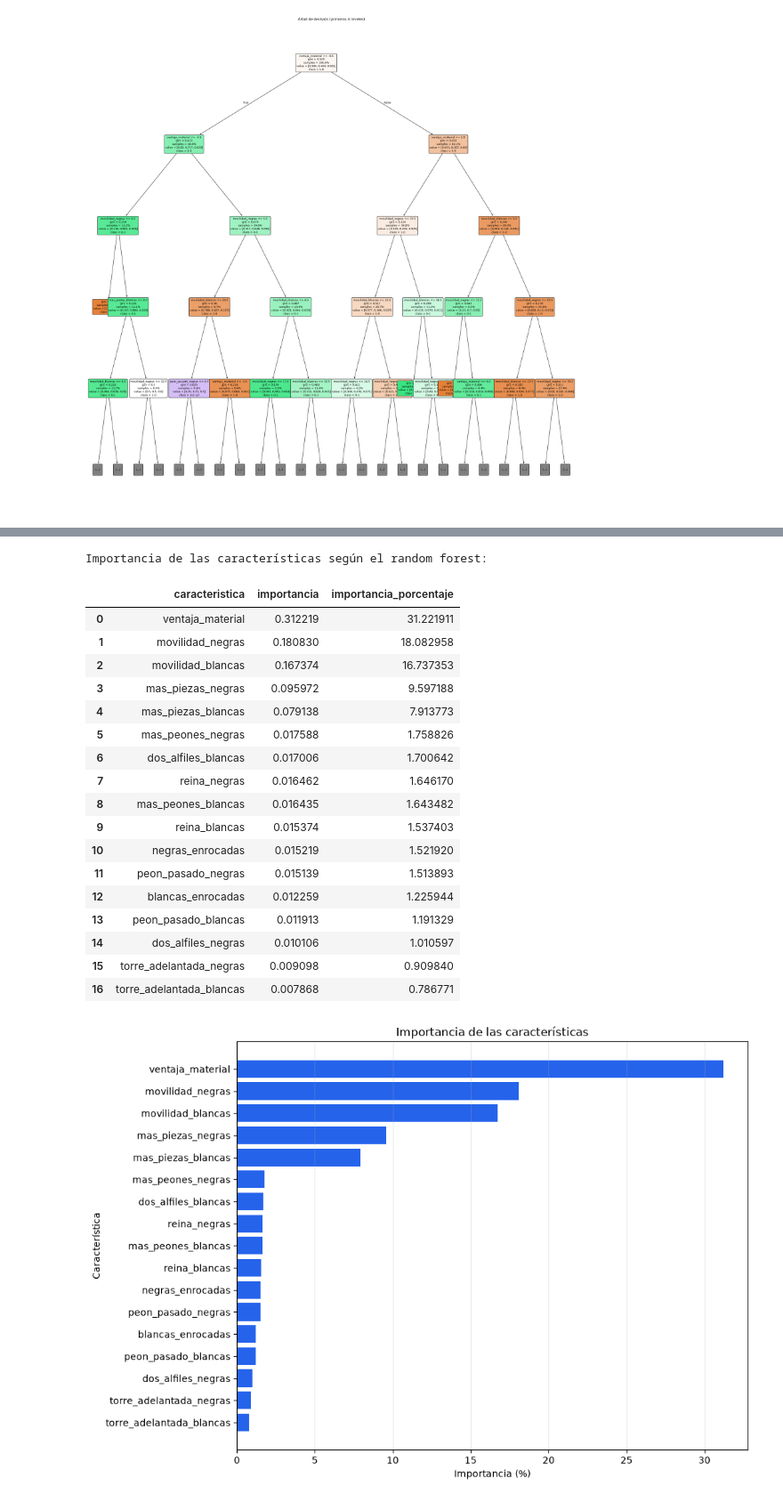
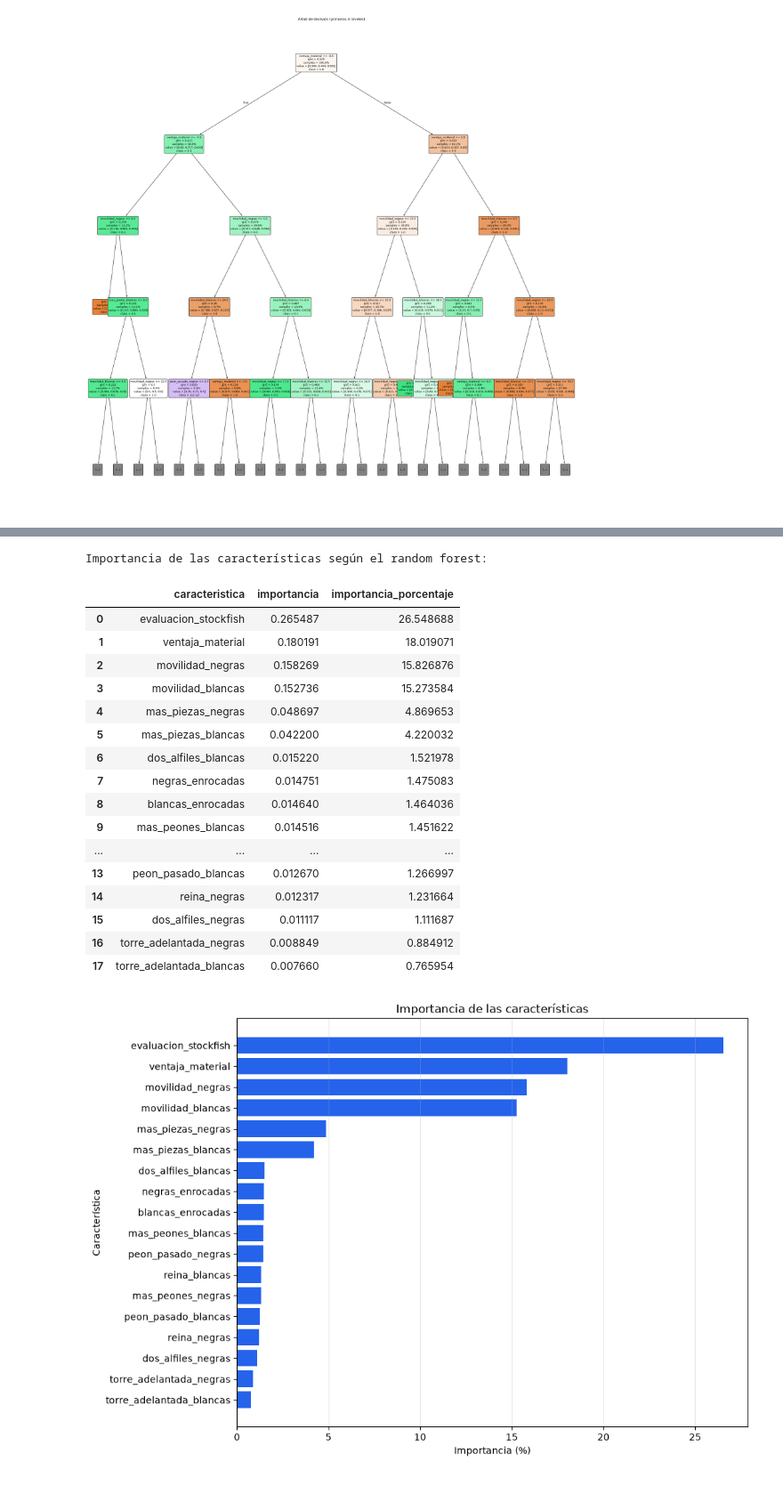
Before and after one commit to hbuelta/Decision-Trees-chess-, a Jupyter notebook: decision_tree_chess.ipynb, the cells around one changed output, grey strips where cells are left out. Shown at 89% size. Saved outputs shown, nothing was run; the diff lists cells and outputs as text; code cells hidden in the pictures.

Commit message:
fixed stockfish remoced from git

```diff
--- a/decision_tree_chess.ipynb
+++ b/decision_tree_chess.ipynb
@@ -658,50 +768,47 @@ importancias_caracteristicas = pd.DataFrame(
         "importancia": bosque_aleatorio.feature_importances_,
     }
 ).sort_values(
     "importancia",
     ascending=False,
     ignore_index=True,
 )
 
 importancias_caracteristicas["importancia_porcentaje"] = (
     importancias_caracteristicas["importancia"] * 100
 )
 
 print("Importancia de las características según el random forest:")
 display(importancias_caracteristicas)
 
 plt.figure(figsize=(10, 7))
 plt.barh(
     importancias_caracteristicas["caracteristica"][::-1],
     importancias_caracteristicas["importancia_porcentaje"][::-1],
     color="#2563eb",
 )
 plt.xlabel("Importancia (%)")
 plt.ylabel("Característica")
 plt.title("Importancia de las características")
 plt.grid(axis="x", alpha=0.3)
 plt.tight_layout()
 plt.show()
-
-importancias_caracteristicas
 # %% [output]
 Importancia de las características según el random forest:
 |  | caracteristica | importancia | importancia_porcentaje |
-| 0 | ventaja_material | 0.312219 | 31.221911 |
-| 1 | movilidad_negras | 0.180830 | 18.082958 |
-| 2 | movilidad_blancas | 0.167374 | 16.737353 |
-| 3 | mas_piezas_negras | 0.095972 | 9.597188 |
-| 4 | mas_piezas_blancas | 0.079138 | 7.913773 |
-| 5 | mas_peones_negras | 0.017588 | 1.758826 |
-| 6 | dos_alfiles_blancas | 0.017006 | 1.700642 |
-| 7 | reina_negras | 0.016462 | 1.646170 |
-| 8 | mas_peones_blancas | 0.016435 | 1.643482 |
-| 9 | reina_blancas | 0.015374 | 1.537403 |
-| 10 | negras_enrocadas | 0.015219 | 1.521920 |
-| 11 | peon_pasado_negras | 0.015139 | 1.513893 |
-| 12 | blancas_enrocadas | 0.012259 | 1.225944 |
-| 13 | peon_pasado_blancas | 0.011913 | 1.191329 |
-| 14 | dos_alfiles_negras | 0.010106 | 1.010597 |
-| 15 | torre_adelantada_negras | 0.009098 | 0.909840 |
-| 16 | torre_adelantada_blancas | 0.007868 | 0.786771 |
+| 0 | evaluacion_stockfish | 0.265487 | 26.548688 |
+| 1 | ventaja_material | 0.180191 | 18.019071 |
+| 2 | movilidad_negras | 0.158269 | 15.826876 |
+| 3 | movilidad_blancas | 0.152736 | 15.273584 |
+| 4 | mas_piezas_negras | 0.048697 | 4.869653 |
+| 5 | mas_piezas_blancas | 0.042200 | 4.220032 |
+| 6 | dos_alfiles_blancas | 0.015220 | 1.521978 |
+| 7 | negras_enrocadas | 0.014751 | 1.475083 |
+| 8 | blancas_enrocadas | 0.014640 | 1.464036 |
+| 9 | mas_peones_blancas | 0.014516 | 1.451622 |
+| ... | ... | ... | ... |
+| 13 | peon_pasado_blancas | 0.012670 | 1.266997 |
+| 14 | reina_negras | 0.012317 | 1.231664 |
+| 15 | dos_alfiles_negras | 0.011117 | 1.111687 |
+| 16 | torre_adelantada_negras | 0.008849 | 0.884912 |
+| 17 | torre_adelantada_blancas | 0.007660 | 0.765954 |
-[figure, old version]
+[figure, new version]
```
Also changed, not shown: parts of 10 cells of this notebook, 4 other files.
